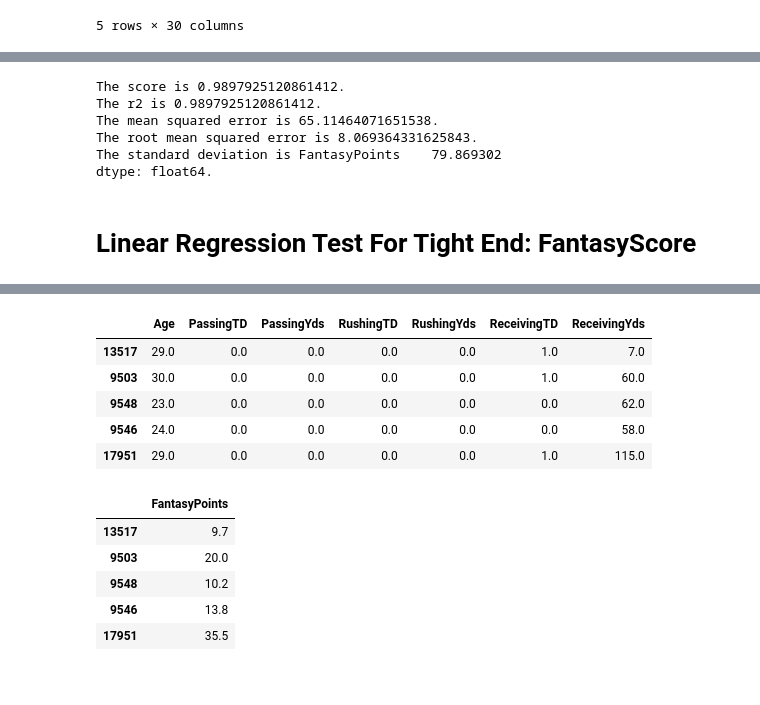
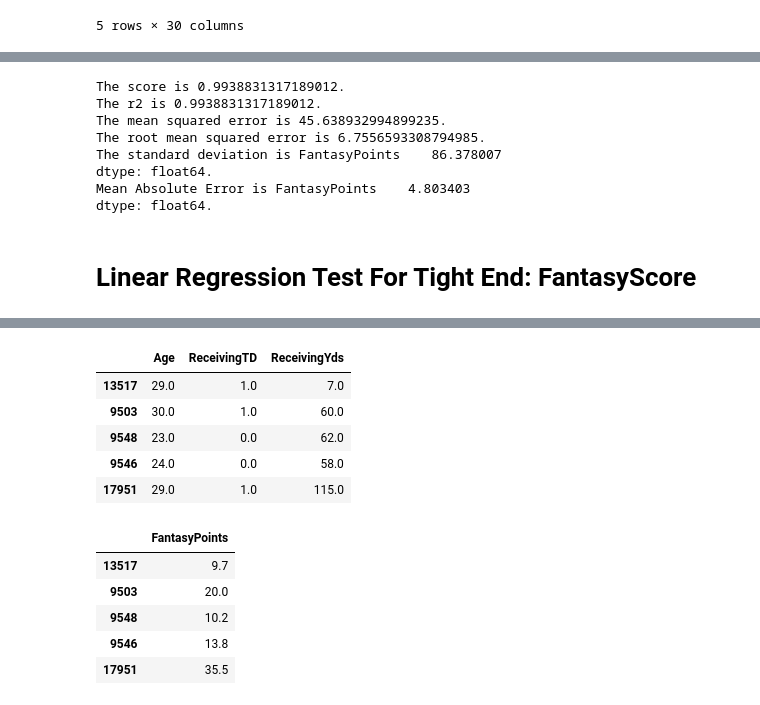
Before and after one commit to mikecordes/Project2-Group5, a Jupyter notebook: PrimaryCode.ipynb, the cells around one changed output, grey strips where cells are left out. Cells and saved outputs as stored; diff of their text form; code cells hidden in the pictures.

```diff
--- a/PrimaryCode.ipynb
+++ b/PrimaryCode.ipynb
@@ -443,13 +455,19 @@ print(f"The r2 is {r2}.")
 print(f"The mean squared error is {mse}.")
 print(f"The root mean squared error is {rmse}.")
 print(f"The standard deviation is {std}.")
+def mae(actual, predicted):
+    return np.mean(np.abs(actual-predicted))
+
+print(f'Mean Absolute Error is {mae(y,predicted_y_values)}.')
 # %% [output]
-The score is 0.9897925120861412.
-The r2 is 0.9897925120861412.
-The mean squared error is 65.11464071651538.
-The root mean squared error is 8.069364331625843.
-The standard deviation is FantasyPoints    79.869302
+The score is 0.9938831317189012.
+The r2 is 0.9938831317189012.
+The mean squared error is 45.638932994899235.
+The root mean squared error is 6.7556593308794985.
+The standard deviation is FantasyPoints    86.378007
 dtype: float64.
+Mean Absolute Error is FantasyPoints    4.803403
+dtype: float64.
 # %% [markdown]
 # Linear Regression Test For Tight End: FantasyScore
 # %%
@@ -465,15 +483,15 @@ te_plot
 [interactive output not drawn]
 # %%
 #define X with statistical metrics (age, passing TD. rushing TD, receiving TD, passing yards, rushing yards, receiving yards)
-X = tedf[['Age','PassingTD','PassingYds','RushingTD','RushingYds','ReceivingTD','ReceivingYds']]
+X = tedf[['Age','ReceivingTD','ReceivingYds']]
 X[:5]
 # %% [output]
-|  | Age | PassingTD | PassingYds | RushingTD | RushingYds | ReceivingTD | ReceivingYds |
-| 13517 | 29.0 | 0.0 | 0.0 | 0.0 | 0.0 | 1.0 | 7.0 |
-| 9503 | 30.0 | 0.0 | 0.0 | 0.0 | 0.0 | 1.0 | 60.0 |
-| 9548 | 23.0 | 0.0 | 0.0 | 0.0 | 0.0 | 0.0 | 62.0 |
-| 9546 | 24.0 | 0.0 | 0.0 | 0.0 | 0.0 | 0.0 | 58.0 |
-| 17951 | 29.0 | 0.0 | 0.0 | 0.0 | 0.0 | 1.0 | 115.0 |
+|  | Age | ReceivingTD | ReceivingYds |
+| 13517 | 29.0 | 1.0 | 7.0 |
+| 9503 | 30.0 | 1.0 | 60.0 |
+| 9548 | 23.0 | 0.0 | 62.0 |
+| 9546 | 24.0 | 0.0 | 58.0 |
+| 17951 | 29.0 | 1.0 | 115.0 |
 # %%
 #define Y as fanatasy points scored
 y = tedf[["FantasyPoints"]]
```
Also changed, not shown: parts of 7 cells of this notebook.
